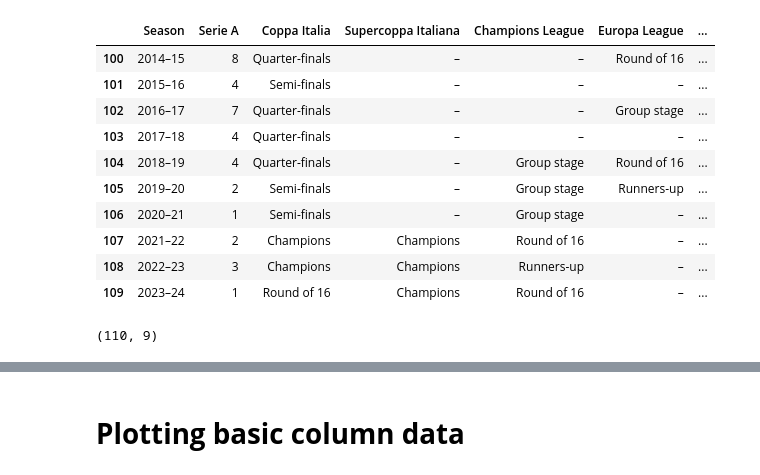
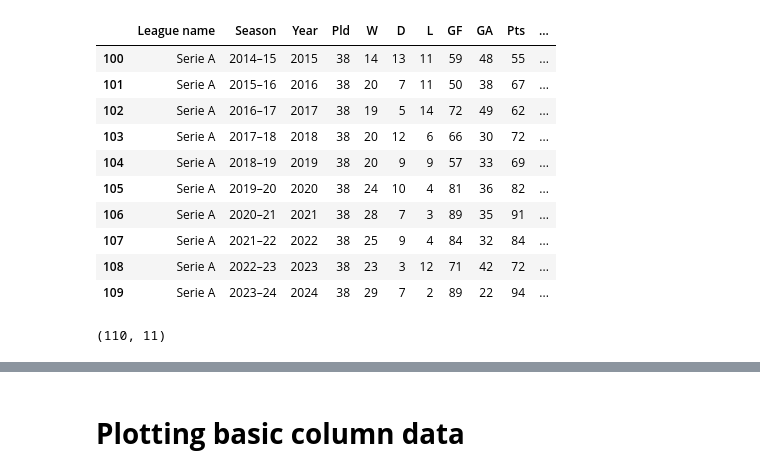
Before and after one commit to guilhermelaviola/InterMilan, a Jupyter notebook: InterInSerieA.ipynb, the cells around one changed output, grey strips where cells are left out. Saved outputs shown, nothing was run; the diff lists cells and outputs as text; code cells hidden in the pictures.

```diff
--- a/InterInSerieA.ipynb
+++ b/InterInSerieA.ipynb
@@ -11,22 +11,22 @@ plt.style.use('seaborn-pastel')
 # %%
 # Importing and displaying the last 10 goals scored:
 df = pd.ExcelFile('INTER.xlsx')
-players = pd.read_excel(df, 'Seasons')
-players.tail(10)
+serie_a = pd.read_excel(df, 'Serie A results')
+serie_a.tail(10)
 # %% [output]
-|  | Season | Serie A | Coppa Italia | Supercoppa Italiana | Champions League | Europa League | ... |
-| 100 | 2014–15 | 8 | Quarter-finals | – | – | Round of 16 | ... |
-| 101 | 2015–16 | 4 | Semi-finals | – | – | – | ... |
-| 102 | 2016–17 | 7 | Quarter-finals | – | – | Group stage | ... |
-| 103 | 2017–18 | 4 | Quarter-finals | – | – | – | ... |
-| 104 | 2018–19 | 4 | Quarter-finals | – | Group stage | Round of 16 | ... |
-| 105 | 2019–20 | 2 | Semi-finals | – | Group stage | Runners-up | ... |
-| 106 | 2020–21 | 1 | Semi-finals | – | Group stage | – | ... |
-| 107 | 2021–22 | 2 | Champions | Champions | Round of 16 | – | ... |
-| 108 | 2022–23 | 3 | Champions | Champions | Runners-up | – | ... |
-| 109 | 2023–24 | 1 | Round of 16 | Champions | Round of 16 | – | ... |
+|  | League name | Season | Year | Pld | W | D | L | GF | GA | Pts | ... |
+| 100 | Serie A | 2014–15 | 2015 | 38 | 14 | 13 | 11 | 59 | 48 | 55 | ... |
+| 101 | Serie A | 2015–16 | 2016 | 38 | 20 | 7 | 11 | 50 | 38 | 67 | ... |
+| 102 | Serie A | 2016–17 | 2017 | 38 | 19 | 5 | 14 | 72 | 49 | 62 | ... |
+| 103 | Serie A | 2017–18 | 2018 | 38 | 20 | 12 | 6 | 66 | 30 | 72 | ... |
+| 104 | Serie A | 2018–19 | 2019 | 38 | 20 | 9 | 9 | 57 | 33 | 69 | ... |
+| 105 | Serie A | 2019–20 | 2020 | 38 | 24 | 10 | 4 | 81 | 36 | 82 | ... |
+| 106 | Serie A | 2020–21 | 2021 | 38 | 28 | 7 | 3 | 89 | 35 | 91 | ... |
+| 107 | Serie A | 2021–22 | 2022 | 38 | 25 | 9 | 4 | 84 | 32 | 84 | ... |
+| 108 | Serie A | 2022–23 | 2023 | 38 | 23 | 3 | 12 | 71 | 42 | 72 | ... |
+| 109 | Serie A | 2023–24 | 2024 | 38 | 29 | 7 | 2 | 89 | 22 | 94 | ... |
 # %%
 # Displaying the number of rows and columns in the dataset:
-players.shape
+serie_a.shape
 # %% [output]
-(110, 9)
+(110, 11)
```
Also changed, not shown: parts of 21 cells of this notebook.
